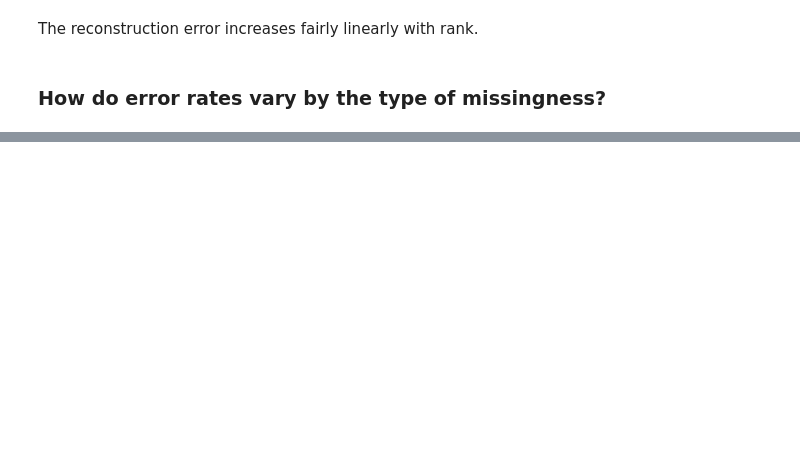
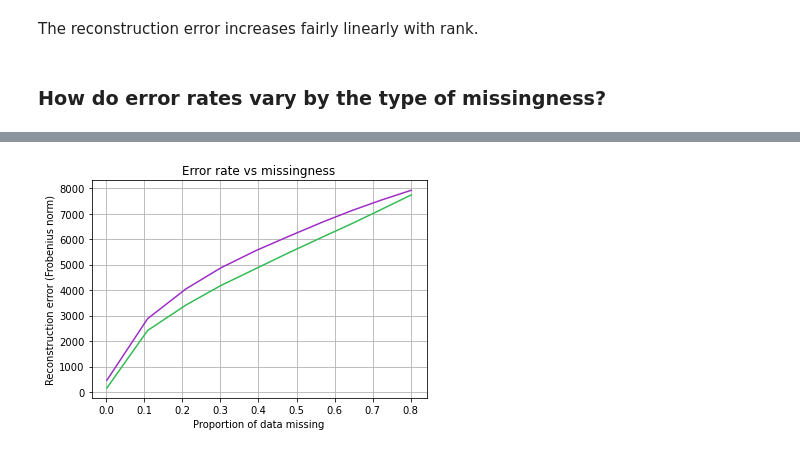
Before and after one commit to Beau-Smit/missing-data, a Jupyter notebook: Takeaways.ipynb, the cells around one changed output, grey strips where cells are left out. Saved outputs shown, nothing was run; the diff lists cells and outputs as text; code cells hidden in the pictures; blank space fills up the shorter version.

```diff
--- a/Takeaways.ipynb
+++ b/Takeaways.ipynb
@@ -189,0 +198,7 @@ For 10% conditional missingness, both errors are much higher, around 5.7
+# %%
+# check total missingness in conditional missing
+conditional_total_missingness = pd.DataFrame(sim_conditional_missing).isnull().sum().sum() / pd.DataFrame(sim_conditional_missing).size
+print(conditional_total_missingness)
+
+# view missingness for features in conditional missing
+sim_conditional_missing.isnull().mean()
@@ -189,0 +218,3 @@ For 10% conditional missingness, both errors are much higher, around 5.7
+# %%
+# create randomly missing data matching the missingness of the conditional data
+sim_random_missing = remove_data.missing_at_random(original_normalized_arr, perc_remove=conditional_total_missingness*100, rand_seed=23)
@@ -189,0 +240,29 @@ For 10% conditional missingness, both errors are much higher, around 5.7
+# %%
+results_lst = []
+
+for missingness_pct in range(0, 100, 10):
+    sim_conditional_missing = conditionally_remove_data(original_normalized_df, perc_missing=missingness_pct)
+
+    # check total missingness in conditional missing
+    conditional_total_missingness = pd.DataFrame(sim_conditional_missing).isnull().sum().sum() / pd.DataFrame(sim_conditional_missing).size
+
+    # create randomly missing data matching the missingness of the conditional data
+    sim_random_missing = remove_data.missing_at_random(original_normalized_arr, perc_remove=conditional_total_missingness*100, rand_seed=23)
+
+    # random missing
+    sim_recovered_random_svt = matrix_completion.svt(sim_random_missing, tau=5)
+    random_svt_error = la.norm(np.round(original_normalized_arr, 4) - np.round(sim_recovered_random_svt, 4), ord='fro')
+
+#     sim_recovered_random_nnm = trunc_nnm.truncated_NNM(10, parameters, sim_random_missing)
+#     random_nnm_error = la.norm(np.round(original_normalized_data, 4) - np.round(sim_recovered_random_nnm, 4), ord='fro')
+
+    # conditional missing
+    sim_recovered_conditional_svt = matrix_completion.svt(sim_conditional_missing, tau=5)
+    conditional_svt_error = la.norm(np.round(original_normalized_arr, 4) - np.round(sim_recovered_conditional_svt, 4), ord='fro')
+
+#     sim_recovered_conditional_nnm = trunc_nnm.truncated_NNM(10, parameters, sim_conditional_missing)
+#     conditional_nnm_error = la.norm(np.round(original_normalized_data, 4) - np.round(sim_recovered_conditional_nnm, 4), ord='fro')
+
+    results_lst.append([conditional_total_missingness, random_svt_error, conditional_svt_error])
+# %%
+svt_errors = pd.DataFrame(results_lst, columns=['missingness','random','conditional']).set_index('missingness')
@@ -189,0 +284,6 @@ For 10% conditional missingness, both errors are much higher, around 5.7
+# %%
+errors.line_plot(svt_errors.index, svt_errors.random, svt_errors.conditional)
+# TODO: change axes labels
+# TODO: add legend
+# %% [output]
+[figure, added]
```
Also changed, not shown: parts of 24 cells of this notebook.
